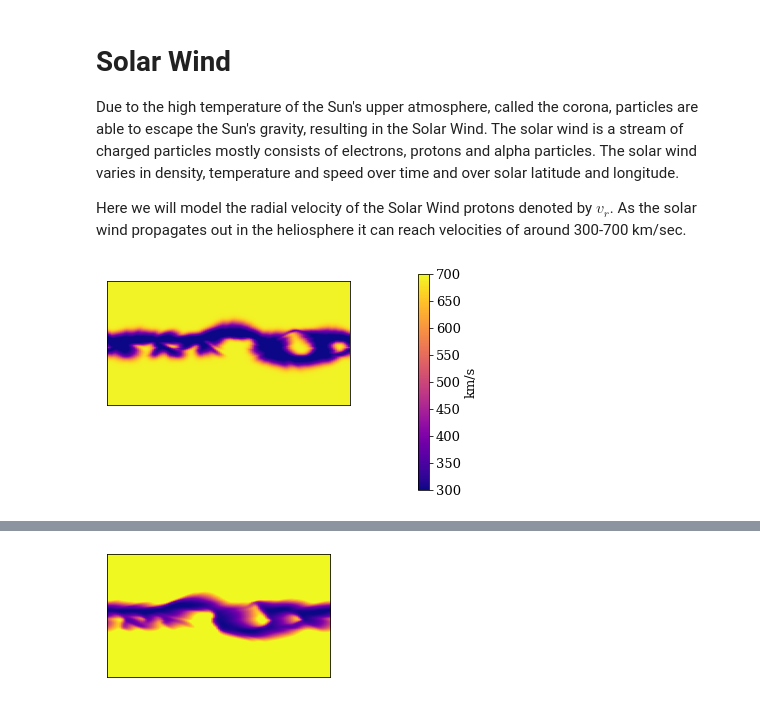
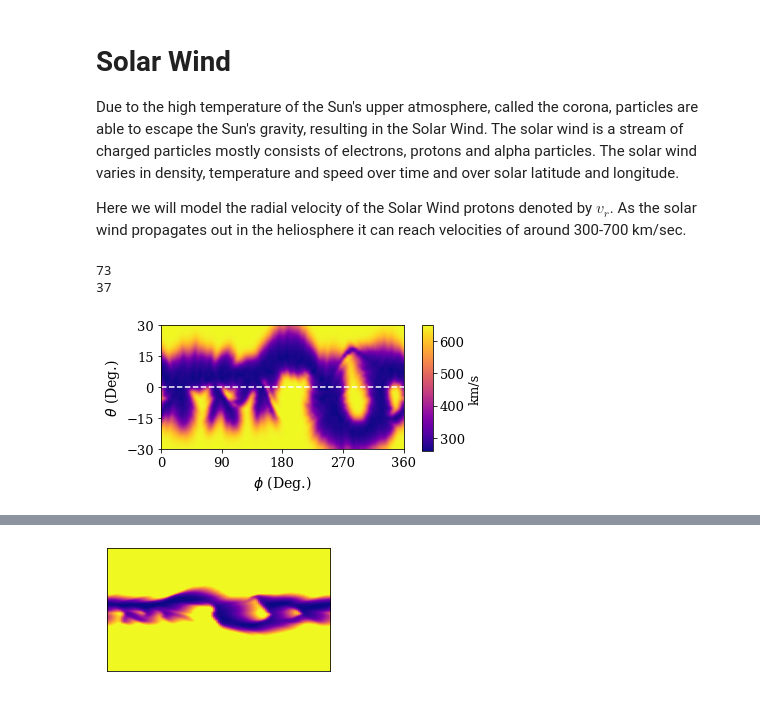
Before and after one commit to opaliss/Space-Weather-ROM, a Jupyter notebook: MHD/SW-ROM-Shifted-MHD-2D-LowRes.ipynb, the cells around one changed output, grey strips where cells are left out. Drawn from its saved outputs; the diff is of its cells as text; code cells hidden in the pictures.

Commit message:
update figures for publication.

```diff
--- a/MHD/SW-ROM-Shifted-MHD-2D-LowRes.ipynb
+++ b/MHD/SW-ROM-Shifted-MHD-2D-LowRes.ipynb
@@ -149,29 +149,36 @@ def plot_slices_fig(data, title="MHD CR2210", figsave="figs/mhd_2D_slices.png",
     plt.tight_layout()
 
     fig.savefig(figsave, dpi=300, bbox_inches='tight')
+# %%
+print(np.argmin(np.abs(t - np.pi/6)))
+print(np.argmin(np.abs(t + np.pi/6)))
+# %% [output]
+73
+37
 # %%
     fig = plt.figure(figsize=(5,5))
     for id_subplot, snapshot in enumerate(np.arange(1), start=1):
         plt.subplot(2, 1, id_subplot)
-        im = plt.imshow(V[:, :, 10].T,  vmin=300, vmax=700,
-                        extent=[p[0]*180/np.pi, p[-1]*180/np.pi, t[0]*180/np.pi, t[-1]*180/np.pi],
-                     cmap="plasma", aspect="auto", origin="lower")
+        im = plt.imshow(V[:, 36:74, 0].T,
+                        extent=[p[0]*180/np.pi, p[-1]*180/np.pi, -30, 30],
+                     cmap="plasma", aspect="auto", origin="lower", interpolation="spline16")
         #plt.title("r = " + str(round(r[snapshot].to(u.AU).value, 3)) + " AU")
-        #plt.xlabel(r"$\phi$ (Deg.)", fontsize=14)
-        #plt.ylabel(r"$\theta$ (Deg.)", fontsize=14)
-        plt.yticks([])
-        plt.xticks([])
+        plt.xlabel(r"$\phi$ (Deg.)", fontsize=14)
+        plt.ylabel(r"$\theta$ (Deg.)", fontsize=14)
+        plt.yticks([30, 15,  0, -15, -30])
+        plt.xticks([360, 270, 180, 90, 0])
+        plt.plot(p*180/np.pi, np.zeros(len(p)), c="white", ls="--")
 
     fig.subplots_adjust(right=0.8)
-    cbar_ax = fig.add_axes([0.99, 0.3, 0.03, 0.6])
+    cbar_ax = fig.add_axes([0.85, 0.53, 0.03, 0.35])
     fig.colorbar(im, cax=cbar_ax)
 
     _ = cbar_ax.set_ylabel('km/s', rotation=90)
 
 
     #fig.suptitle(title)
     #plt.tight_layout()
 
-plt.savefig("snapshot1", dpi=300, bbox_inches='tight')
+plt.savefig("figs/cr2210_30rs_slice.png", dpi=500, bbox_inches='tight')
 # %% [output]
-[figure, old version]
+[figure, new version]
```
Also changed, not shown: parts of 6 cells of this notebook, 9 other files.
